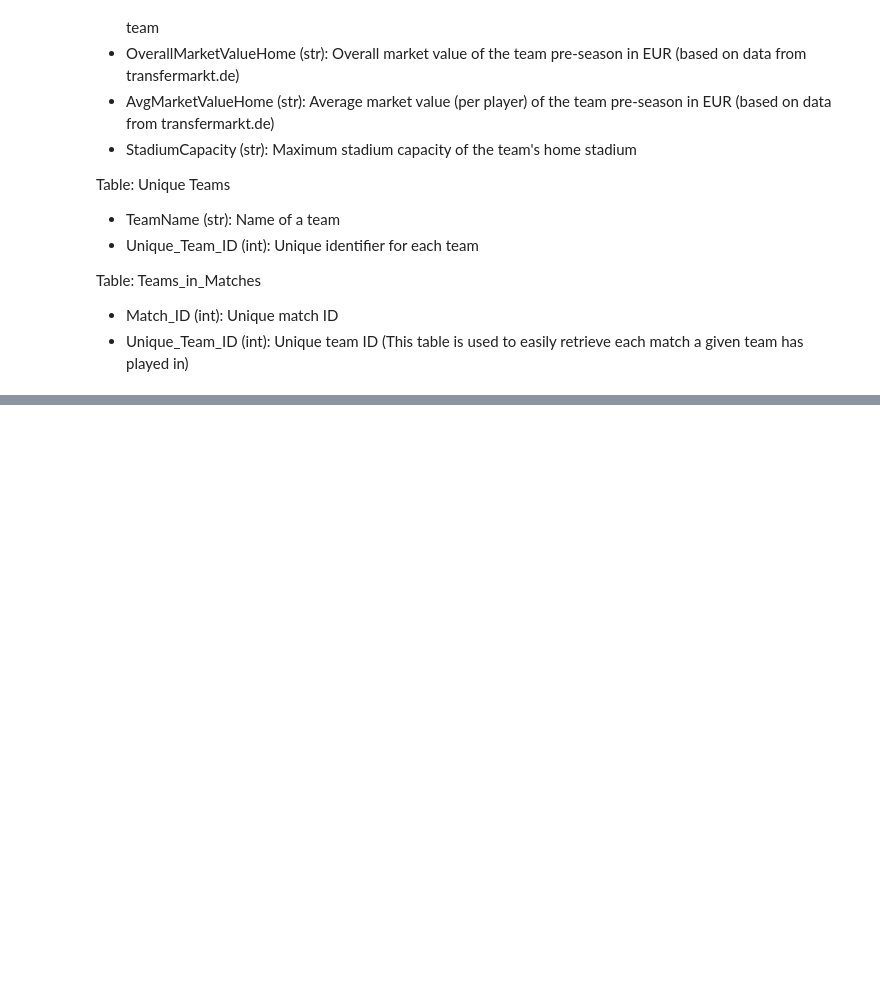
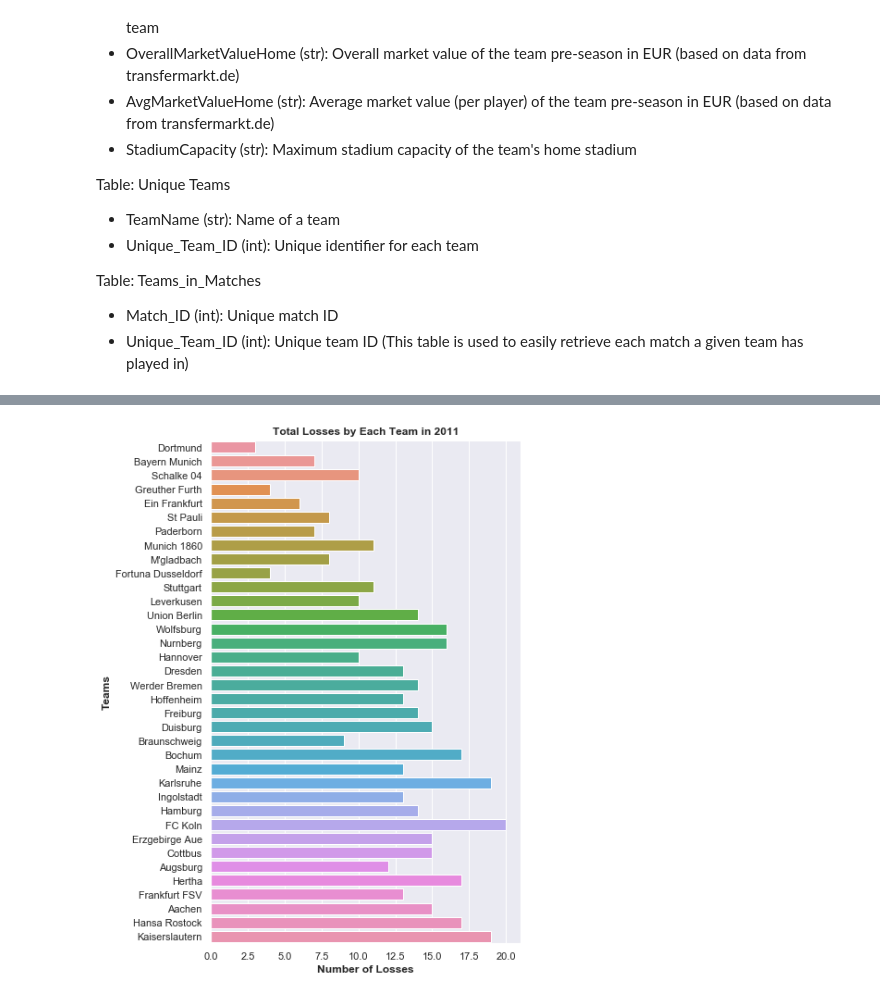
Before and after one commit to songyingho/delphi_football, a Jupyter notebook: index.ipynb, the cells around one changed output, grey strips where cells are left out. Saved outputs shown, nothing was run; the diff lists cells and outputs as text; code cells hidden in the pictures; blank space fills up the shorter version.

```diff
--- a/index.ipynb
+++ b/index.ipynb
@@ -169,0 +179,11 @@ df
+# %%
+fig_dims = (6, 10)
+fig, ax = plt.subplots(figsize=fig_dims)
+sns.set(style="darkgrid")
+ax = sns.barplot(x="Total_Losses", y="Team", data=updated_df)
+plt.ylabel('Teams', fontweight='bold')
+plt.xlabel('Number of Losses', fontweight='bold')
+plt.title('Total Losses by Each Team in 2011', fontweight = 'bold')
+plt.savefig('Losses by Each Team')
+# %% [output]
+[figure, added]
```
Also changed, not shown: parts of 28 cells of this notebook, 2 other files.
